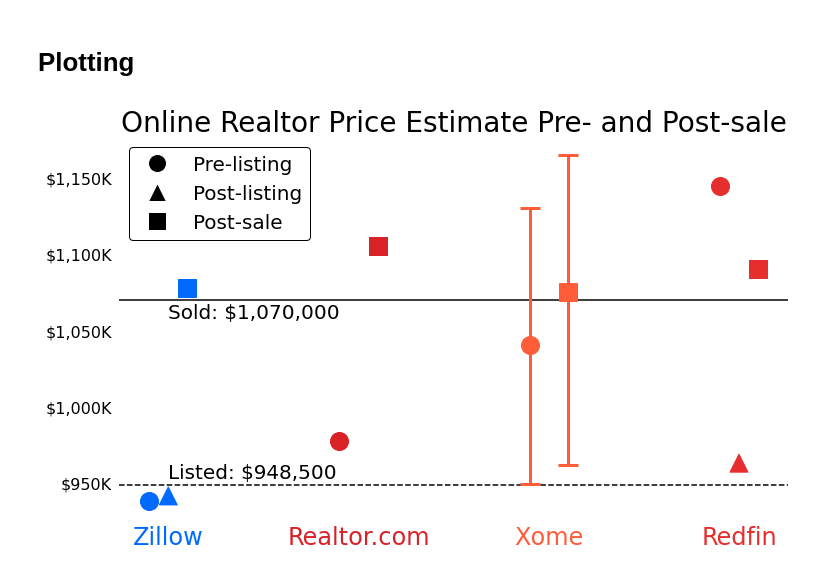
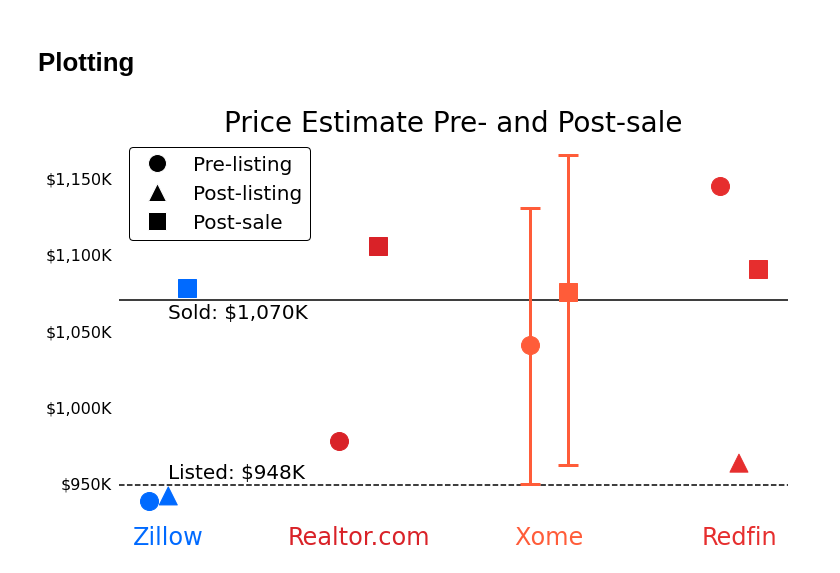
Before and after one commit to agude/agude.github.io, a Jupyter notebook: files/realtor-estimate-comparison/House Price Estimate Plot.ipynb, the cells around one changed output. Drawn from its saved outputs; the diff is of its cells as text; code cells hidden in the pictures.

Commit message:
Round labels to nearest thousand on plot

```diff
--- a/files/realtor-estimate-comparison/House Price Estimate Plot.ipynb
+++ b/files/realtor-estimate-comparison/House Price Estimate Plot.ipynb
@@ -171,7 +174,7 @@ y_errors_post_sale = [
 # %% [markdown]
 # Plotting
 # %%
-fig, ax = setup_plot("Online Realtor Price Estimate Pre- and Post-sale")
+fig, ax = setup_plot("Price Estimate Pre- and Post-sale")
 
 # Format y-axis for dollars
 ax.yaxis.set_major_formatter(FuncFormatter(number_formatter))
@@ -245,8 +248,18 @@ for x, y, color, y_low, y_high in zip(
 ax.axhline(y=list_price, color="black", zorder=1, linestyle="dashed")
 ax.axhline(y=sold_price, color="black", zorder=1)
 
-ax.text(x="Zillow", y=list_price + 4500, s=f"Listed: ${list_price:,.0f}", fontsize=20)
-ax.text(x="Zillow", y=sold_price - 12000, s=f"Sold: ${sold_price:,.0f}", fontsize=20)
+ax.text(
+    x="Zillow",
+    y=list_price + 4500,
+    s=f"Listed: ${rounded_list_price:,.0f}K",
+    fontsize=20,
+)
+ax.text(
+    x="Zillow",
+    y=sold_price - 12000,
+    s=f"Sold: ${rounded_sold_price:,.0f}K",
+    fontsize=20,
+)
 
 # Build a custom legend
 legend_elements = [
@@ -269,31 +282,31 @@ legend_elements = [
         markersize=marker_size,
     ),
     Line2D(
         [0],
         [0],
         marker=post_sale_marker,
         color="w",
         label="Post-sale",
         markerfacecolor="black",
         markersize=marker_size,
     ),
 ]
 
 ax.legend(handles=legend_elements, loc="upper left")
 
 # Adjust x-axis labels
 ax.xaxis.set_ticks_position("none")  # Remove the line from ticks
 ax.yaxis.set_ticks_position("none")
 
 for i, label in enumerate(ax.get_xticklabels()):
     label.set_color(color_list[i])
 
 ax.tick_params(axis="x", labelsize=24)
 
 sns.despine(top=True, bottom=True, left=True, right=True)
 
 
 for ext in ("png", "svg"):
     save_plot(fig, f"/tmp/home_price_estimate_comparison.{ext}")
 # %% [output]
-[figure, old version]
+[figure, new version]
```
Also changed, not shown: parts of 1 cell of this notebook, 1 other file.
